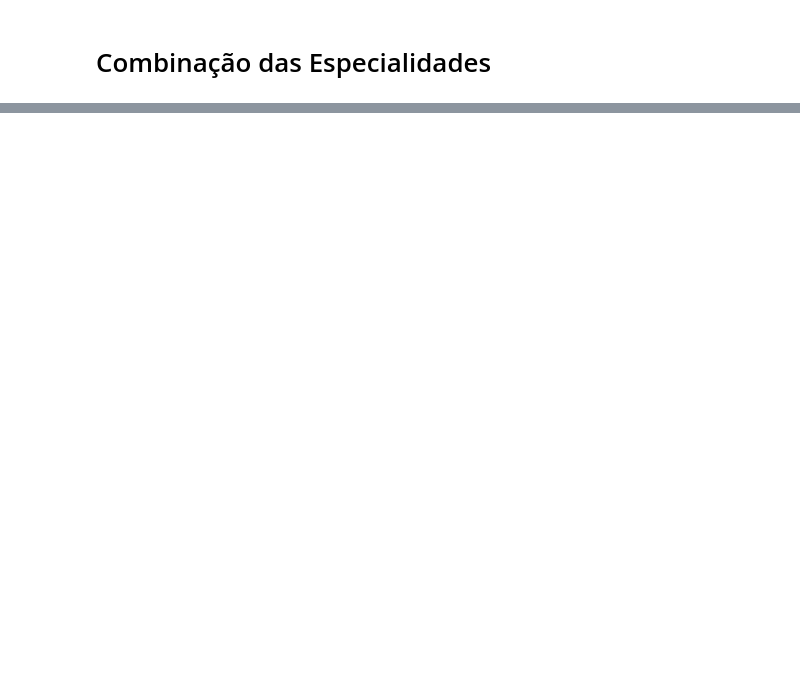
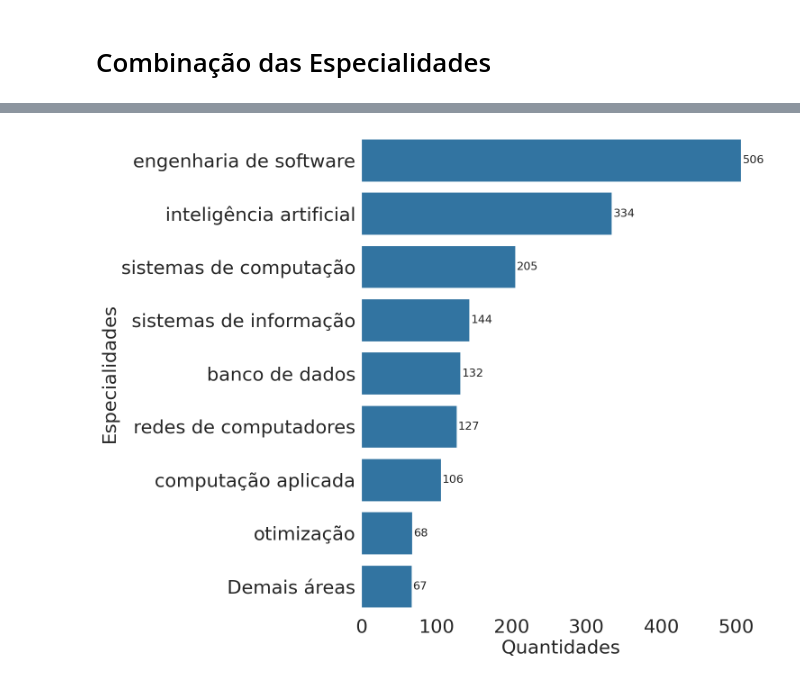
Before and after one commit to jeancarloscc/OrientPOSCOMP-System, a Jupyter notebook: notebooks/2.2-jc-specialty_combined.ipynb, the cells around one changed output, grey strips where cells are left out. Cells and saved outputs as stored; diff of their text form; code cells hidden in the pictures; blank space fills up the shorter version.

```diff
--- a/notebooks/2.2-jc-specialty_combined.ipynb
+++ b/notebooks/2.2-jc-specialty_combined.ipynb
@@ -185,10 +261,12 @@ visualizacao.barplot_view(masculino.sort_values(['counts'], ascending=False),
 # %%
-feminino = qtd_sexo[qtd_sexo['sexo'] == 'F']
+feminino = qtd_sexo[qtd_sexo['sexo'] == 'feminino']
 feminino = feminino.sort_values(['counts'], ascending=False).reset_index(drop=True)[:9]
 visualizacao.barplot_view(feminino.sort_values(['counts'], ascending=False),
                           y='especialidade', x='counts', figsize=(15,12),
                          save_path='../imagens/especialidades_feminina.pdf', ylabel="Especialidades",
                          xlabel="Quantidades", show_legend=False, fontsize=30)
+# %% [output]
+[figure, added]
 # %%
 # Encontre a especialidade predominante para cada estado
 idx_sexo = qtd_sexo.groupby(['sexo'])['counts'].transform(max) == qtd_sexo['counts']
```
Also changed, not shown: parts of 21 cells of this notebook, 11 other files.
